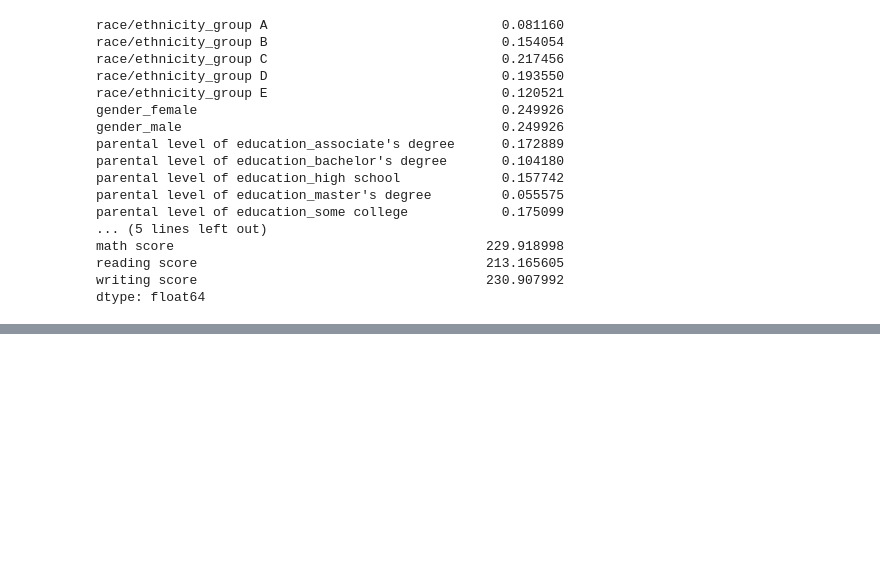
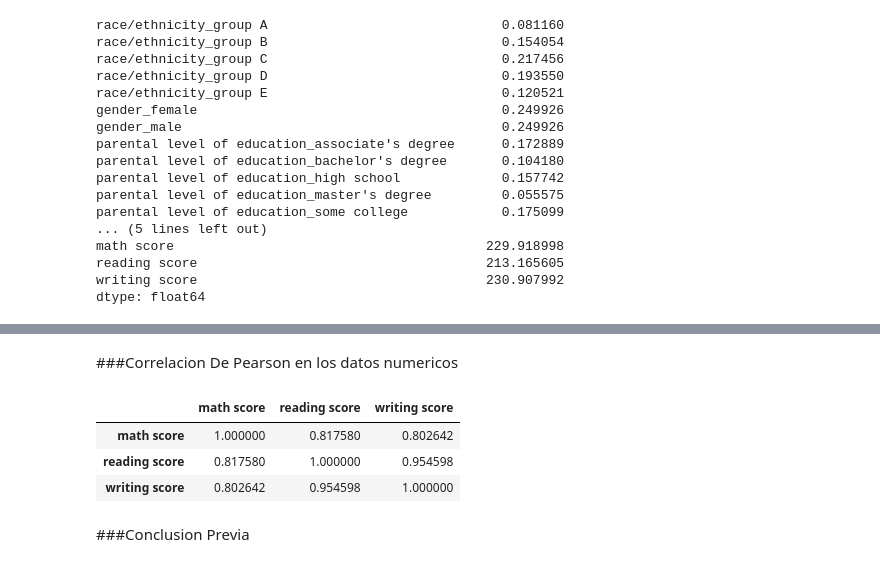
Before and after one commit to vale314/machine-learning-course-CUCEI-00, a Jupyter notebook: Project.ipynb, the cells around one changed output, grey strips where cells are left out. Saved outputs shown, nothing was run; the diff lists cells and outputs as text; code cells hidden in the pictures; blank space fills up the shorter version.

```diff
--- a/Project.ipynb
+++ b/Project.ipynb
@@ -372,0 +384,12 @@ Transcript written on notebook.log.
+# %% [markdown]
+###Correlacion De Pearson en los datos numericos
+# %%
+pearsoncorr = df.corr(method='pearson')
+pearsoncorr
+# %% [output]
+|  | math score | reading score | writing score |
+| math score | 1.000000 | 0.817580 | 0.802642 |
+| reading score | 0.817580 | 1.000000 | 0.954598 |
+| writing score | 0.802642 | 0.954598 | 1.000000 |
+# %% [markdown]
+###Conclusion Previa
```
Also changed, not shown: parts of 14 cells of this notebook.
